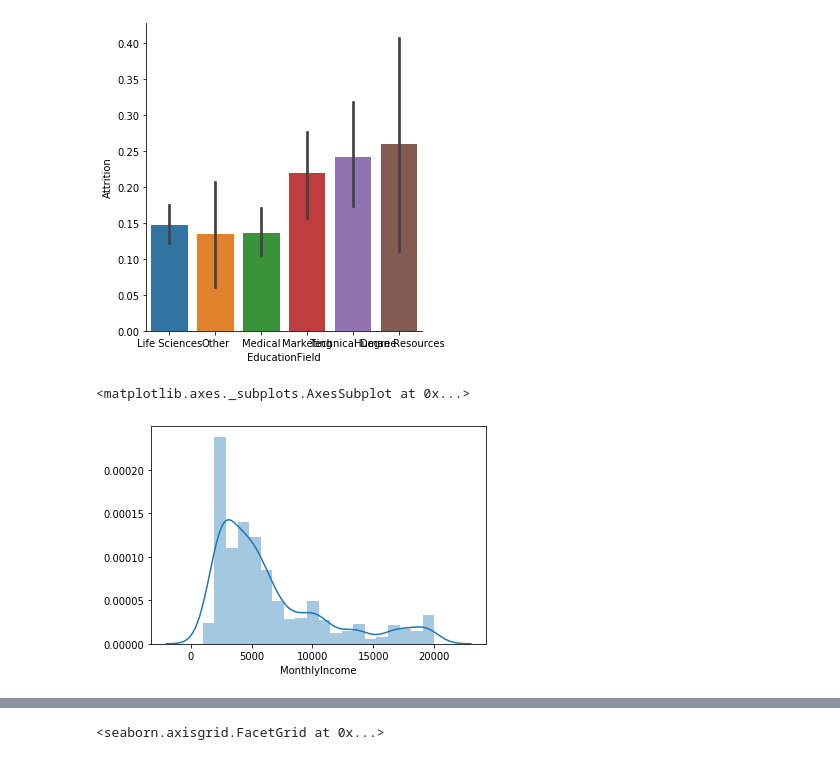
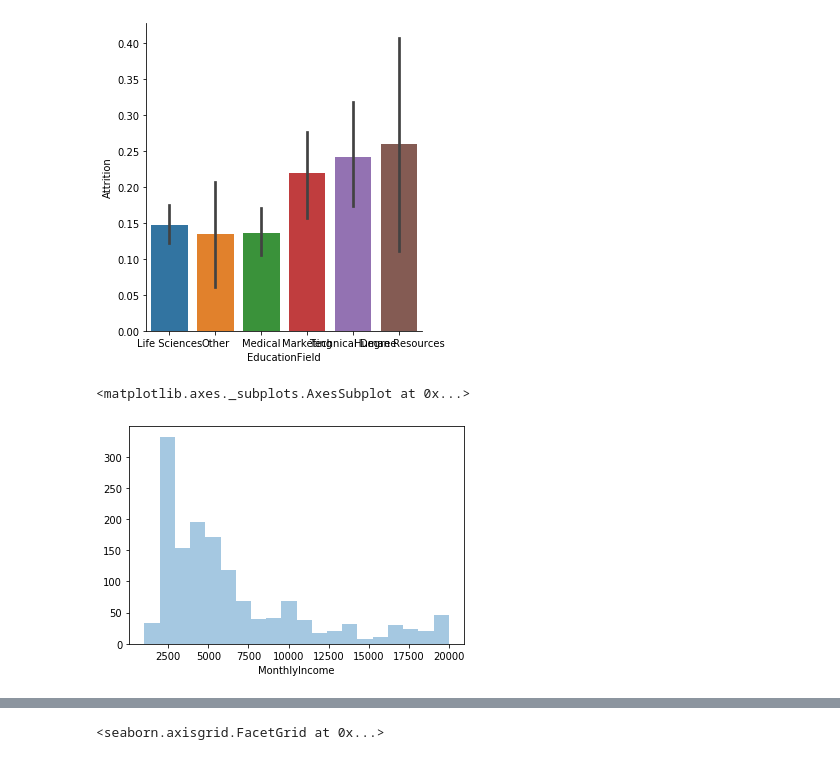
Before and after one commit to Darman09/Big_Data_DAHLEM_Romain_M2_IOT, a Jupyter notebook: DataViz.ipynb, the cells around one changed output, grey strips where cells are left out. Cells and saved outputs as stored; diff of their text form; code cells hidden in the pictures.

```diff
--- a/DataViz.ipynb
+++ b/DataViz.ipynb
@@ -244,9 +245,9 @@ import seaborn as sns
 
 dfDistr = pd.read_csv("data/IBM_HR_ATTRITION.csv",",",encoding='utf-8', low_memory=False)
 # %%
-sns.distplot(dfDistr['MonthlyIncome'])
+sns.distplot(dfDistr['MonthlyIncome'], kde=False)
 # %% [output]
 <matplotlib.axes._subplots.AxesSubplot at 0x...>
-[figure, old version]
+[figure, new version]
 # %%
 dfDistr = dfDistr[dfDistr['MonthlyIncome'] <= 5000]
```
Also changed, not shown: parts of 8 cells of this notebook.
